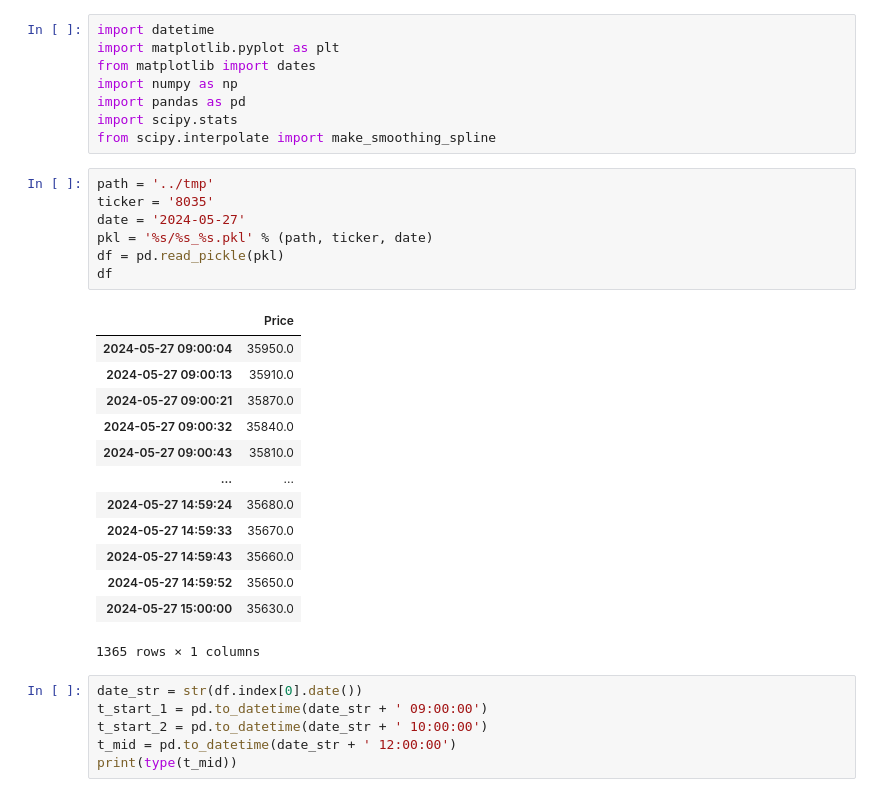
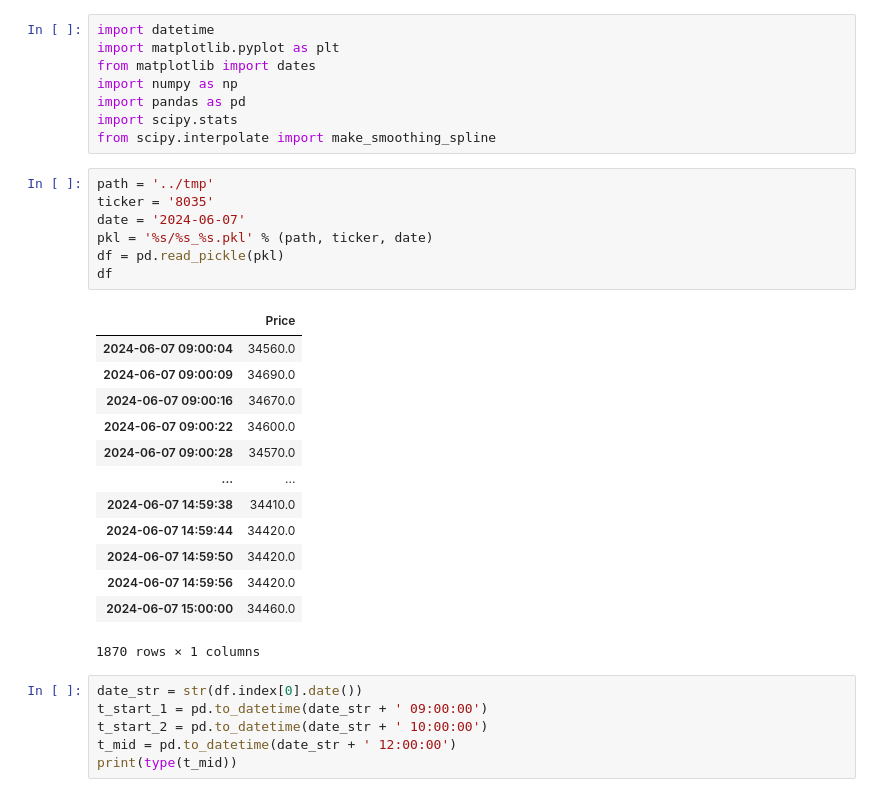
Before and after one commit to bitwalk123/stock-explorer, a Jupyter notebook: jupyter/realtime_analysis_normalize_01.ipynb, the cells around one changed output. Drawn from its saved outputs; the diff is of its cells as text.

```diff
--- a/jupyter/realtime_analysis_normalize_01.ipynb
+++ b/jupyter/realtime_analysis_normalize_01.ipynb
@@ -9,24 +9,24 @@ from scipy.interpolate import make_smoothing_spline
 # %%
 path = '../tmp'
 ticker = '8035'
-date = '2024-05-27'
+date = '2024-06-07'
 pkl = '%s/%s_%s.pkl' % (path, ticker, date)
 df = pd.read_pickle(pkl)
 df
 # %% [output]
 |  | Price |
-| 2024-05-27 09:00:04 | 35950.0 |
-| 2024-05-27 09:00:13 | 35910.0 |
-| 2024-05-27 09:00:21 | 35870.0 |
-| 2024-05-27 09:00:32 | 35840.0 |
-| 2024-05-27 09:00:43 | 35810.0 |
+| 2024-06-07 09:00:04 | 34560.0 |
+| 2024-06-07 09:00:09 | 34690.0 |
+| 2024-06-07 09:00:16 | 34670.0 |
+| 2024-06-07 09:00:22 | 34600.0 |
+| 2024-06-07 09:00:28 | 34570.0 |
 | ... | ... |
-| 2024-05-27 14:59:24 | 35680.0 |
-| 2024-05-27 14:59:33 | 35670.0 |
-| 2024-05-27 14:59:43 | 35660.0 |
-| 2024-05-27 14:59:52 | 35650.0 |
-| 2024-05-27 15:00:00 | 35630.0 |
+| 2024-06-07 14:59:38 | 34410.0 |
+| 2024-06-07 14:59:44 | 34420.0 |
+| 2024-06-07 14:59:50 | 34420.0 |
+| 2024-06-07 14:59:56 | 34420.0 |
+| 2024-06-07 15:00:00 | 34460.0 |
-1365 rows × 1 columns
+1870 rows × 1 columns
 # %%
 date_str = str(df.index[0].date())
 t_start_1 = pd.to_datetime(date_str + ' 09:00:00')
```
Also changed, not shown: parts of 4 cells of this notebook, 2 other files.
